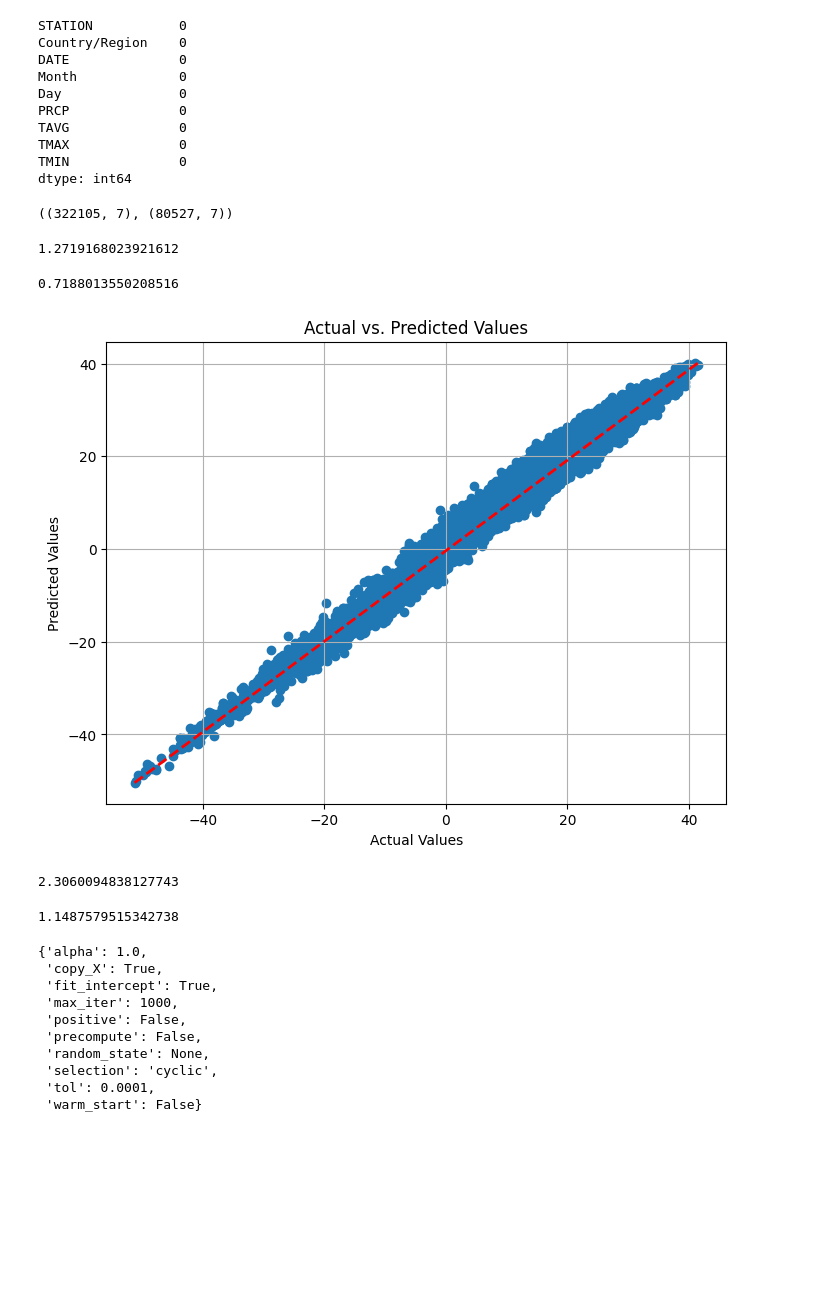
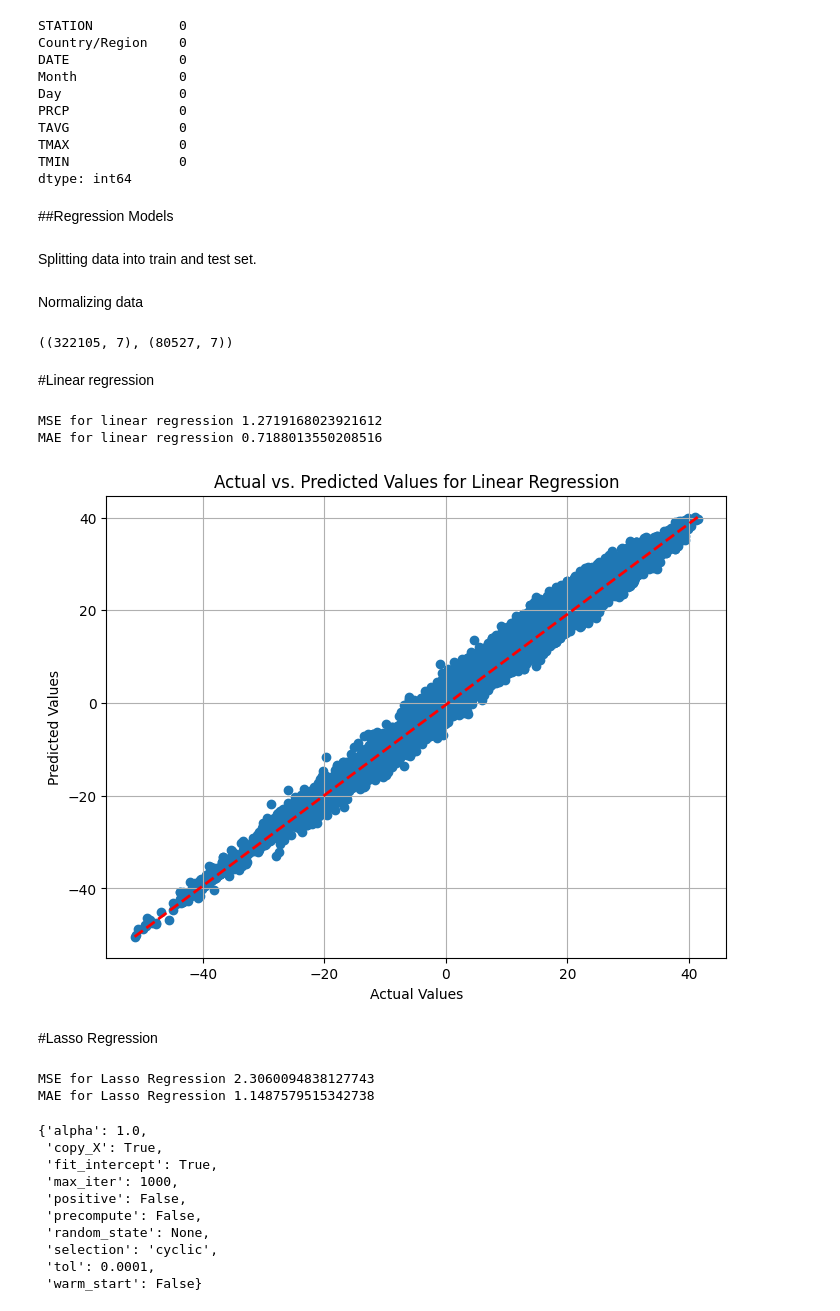
Before and after one commit to 202311003/idm_assignment_1, a Jupyter notebook: DM_project.ipynb, the cells around one changed output. Drawn from its saved outputs; the diff is of its cells as text; code cells hidden in the pictures; blank space fills up the shorter version.

```diff
--- a/DM_project.ipynb
+++ b/DM_project.ipynb
@@ -305,12 +359,18 @@ TAVG              0
 TMAX              0
 TMIN              0
 dtype: int64
+# %% [markdown]
+##Regression Models
 # %%
 from sklearn.model_selection import train_test_split
+# %% [markdown]
+Splitting data into train and test set.
 # %%
 X_train, X_test, y_train, y_test = train_test_split(df_to_train, df_use["TAVG"], random_state=42, test_size=0.20)
 # %%
 from sklearn import preprocessing
+# %% [markdown]
+Normalizing data
 # %%
 
 size_scaler = preprocessing.StandardScaler().fit(X_train)
@@ -324,6 +384,8 @@ from sklearn.metrics import mean_squared_error, mean_absolute_error
 from sklearn.linear_model import LinearRegression
 from sklearn.linear_model import Lasso
 from sklearn.linear_model import Ridge
+# %% [markdown]
+#Linear regression
 # %%
 
 #Linear Regression
@@ -331,39 +393,38 @@ model1 = LinearRegression()
 model1.fit(X_train_scaled, y_train)
 y_pred1 = model1.predict(X_test_scaled)
 mse1 = mean_squared_error(y_test, y_pred1)
-print(mse1)
+print("MSE for linear regression",mse1)
 mae1 = mean_absolute_error(y_test, y_pred1)
-mae1
+print('MAE for linear regression',mae1)
 # %% [output]
-1.2719168023921612
+MSE for linear regression 1.2719168023921612
+MAE for linear regression 0.7188013550208516
-0.7188013550208516
 # %%
 plt.figure(figsize=(8, 6))
 plt.scatter(y_test, y_pred1)
 plt.xlabel("Actual Values")
 plt.ylabel("Predicted Values")
-plt.title("Actual vs. Predicted Values")
+plt.title("Actual vs. Predicted Values for Linear Regression")
 plt.grid(True)
-
-# Add a diagonal line for reference (perfect predictions)
 plt.plot([min(y_test), max(y_test)], [min(y_pred1), max(y_pred1)], linestyle='--', color='red', linewidth=2)
 
-# Show the plot
 plt.show()
 # %% [output]
-[figure, old version]
+[figure, new version]
+# %% [markdown]
+#Lasso Regression
 # %%
 #Lasso Regression
 model2 = Lasso(alpha=1.0)
 model2.fit(X_train_scaled, y_train)
 y_pred2 = model2.predict(X_test_scaled)
 mse2 = mean_squared_error(y_test, y_pred2)
-print(mse2)
+print("MSE for Lasso Regression",mse2)
 mae2 = mean_absolute_error(y_test, y_pred2)
-mae2
+print("MAE for Lasso Regression",mae2)
 # %% [output]
-2.3060094838127743
+MSE for Lasso Regression 2.3060094838127743
+MAE for Lasso Regression 1.1487579515342738
-1.1487579515342738
 # %%
 model2.get_params()
 # %% [output]
```
Also changed, not shown: parts of 40 cells of this notebook.
